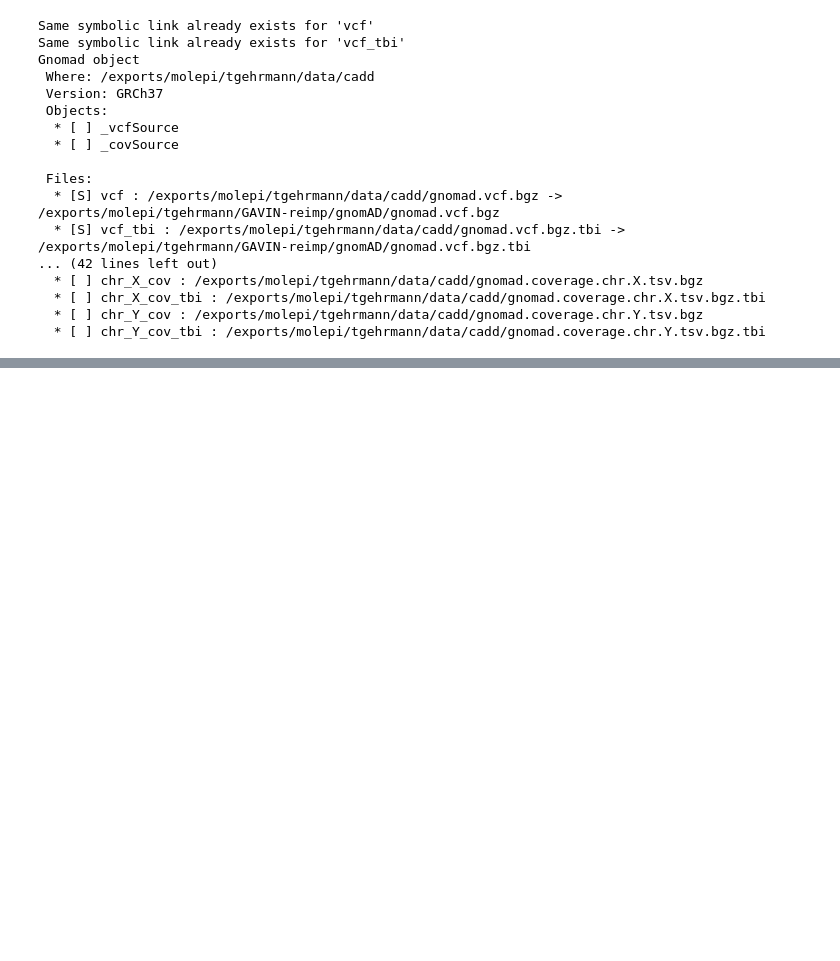
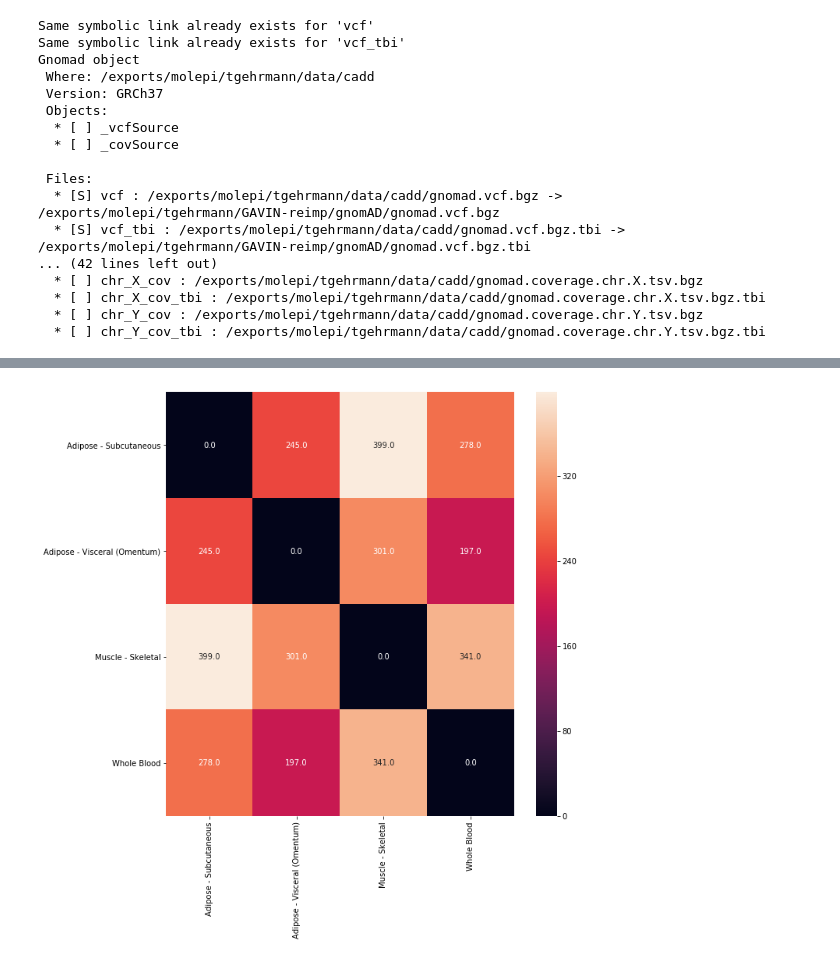
Before and after one commit to thiesgehrmann/BIU, a Jupyter notebook: example.ipynb, the cells around one changed output, grey strips where cells are left out. Saved outputs shown, nothing was run; the diff lists cells and outputs as text; code cells hidden in the pictures; blank space fills up the shorter version.

```diff
--- a/example.ipynb
+++ b/example.ipynb
@@ -195,0 +304,9 @@ nbars = plt.bar([1,2,3,4], alts.values(), tick_label=list(alts.keys()))
+# %%
+interestTissues = [ 'Adipose - Subcutaneous', 'Adipose - Visceral (Omentum)', 'Muscle - Skeletal', "Whole Blood" ]
+interestTissuesIndex = [ indivTissuesMap[t] for t in interestTissues ]
+
+fig, ax = plt.subplots(figsize=(10,10))
+sns.heatmap(C[interestTissuesIndex,:][:,interestTissuesIndex], ax = ax, xticklabels=interestTissues, yticklabels=interestTissues, annot=True, fmt='.1f')
+plt.show()
+# %% [output]
+[figure, added]
```
Also changed, not shown: parts of 11 cells of this notebook, 5 other files.
